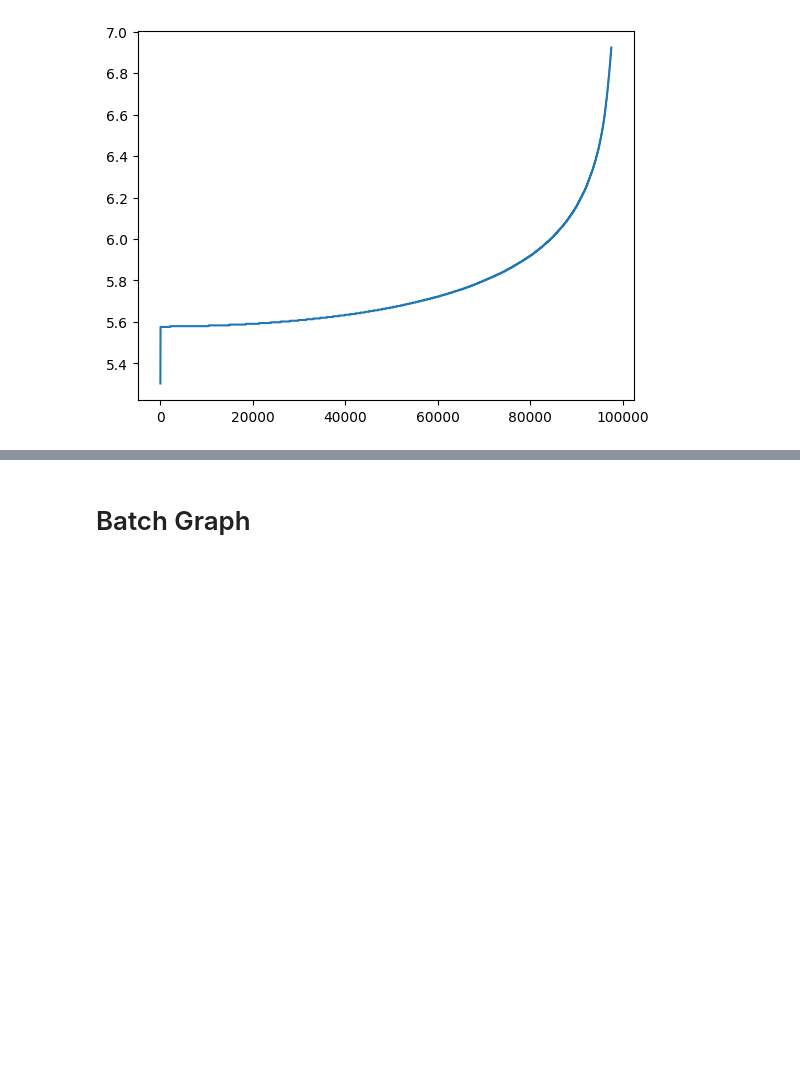
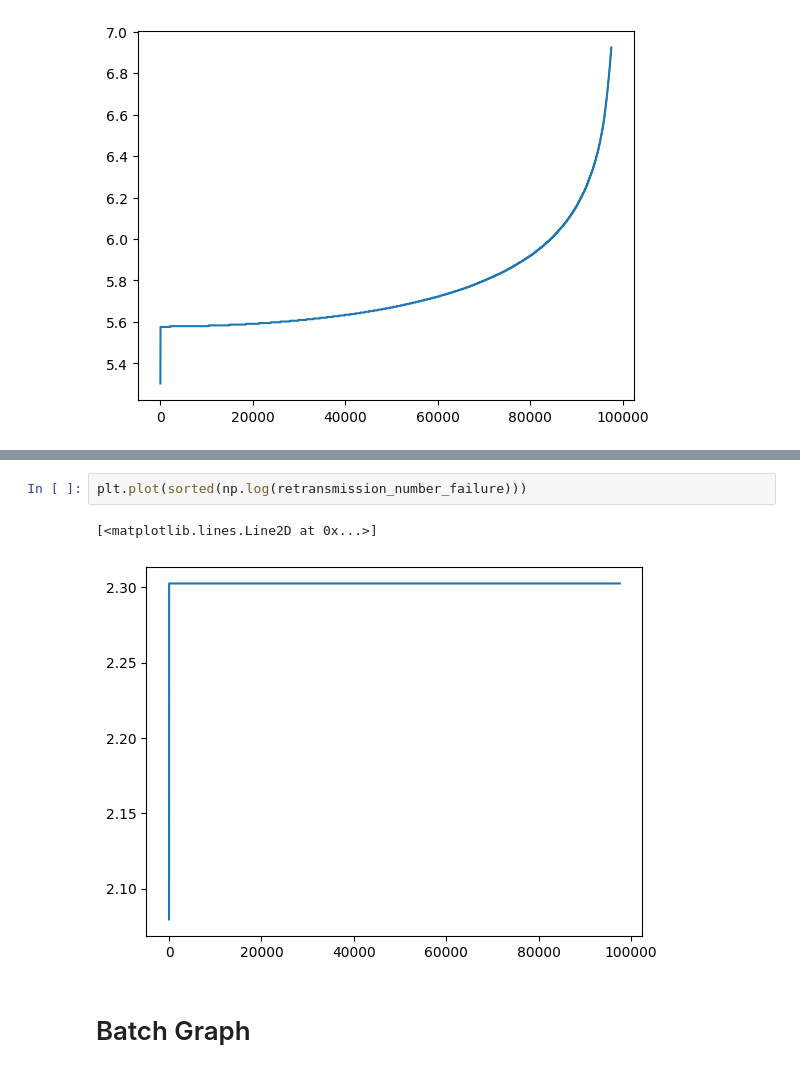
Before and after one commit to zbh888/LEOhandover, a Jupyter notebook: src/dataprocess.ipynb, the cells around one changed output, grey strips where cells are left out. Cells and saved outputs as stored; diff of their text form; blank space fills up the shorter version.

```diff
--- a/src/dataprocess.ipynb
+++ b/src/dataprocess.ipynb
@@ -172,3 +159,8 @@ plt.plot(sorted(np.log(waiting_time_failure)))
+# %%
+plt.plot(sorted(np.log(retransmission_number_failure)))
+# %% [output]
+[<matplotlib.lines.Line2D at 0x...>]
+[figure, added]
 # %% [markdown]
 # Batch Graph
 # %%
```
Also changed, not shown: parts of 6 cells of this notebook.
